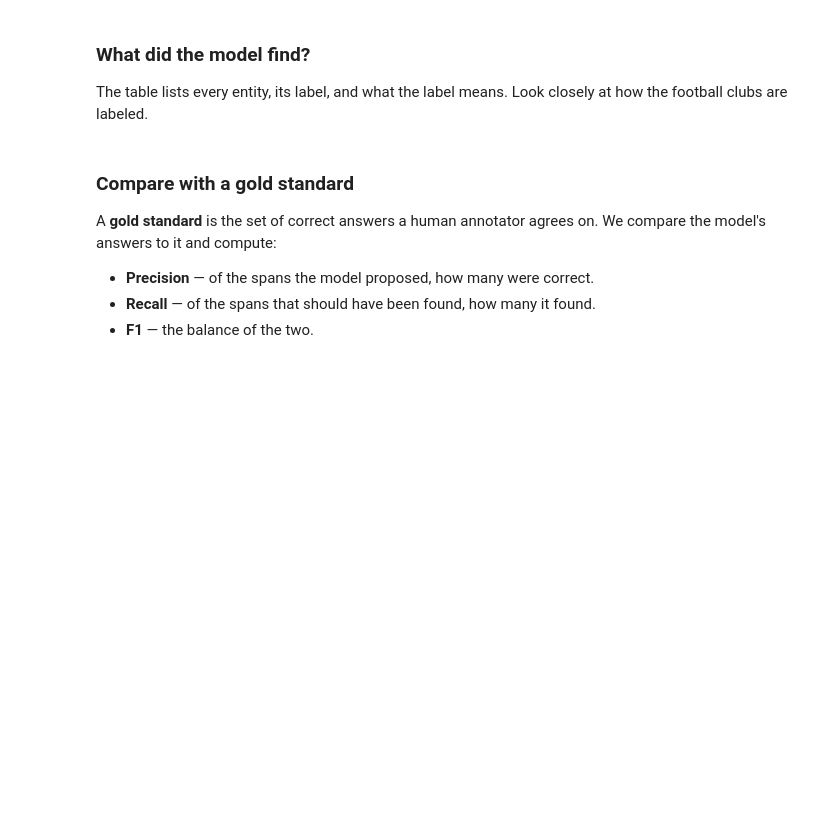
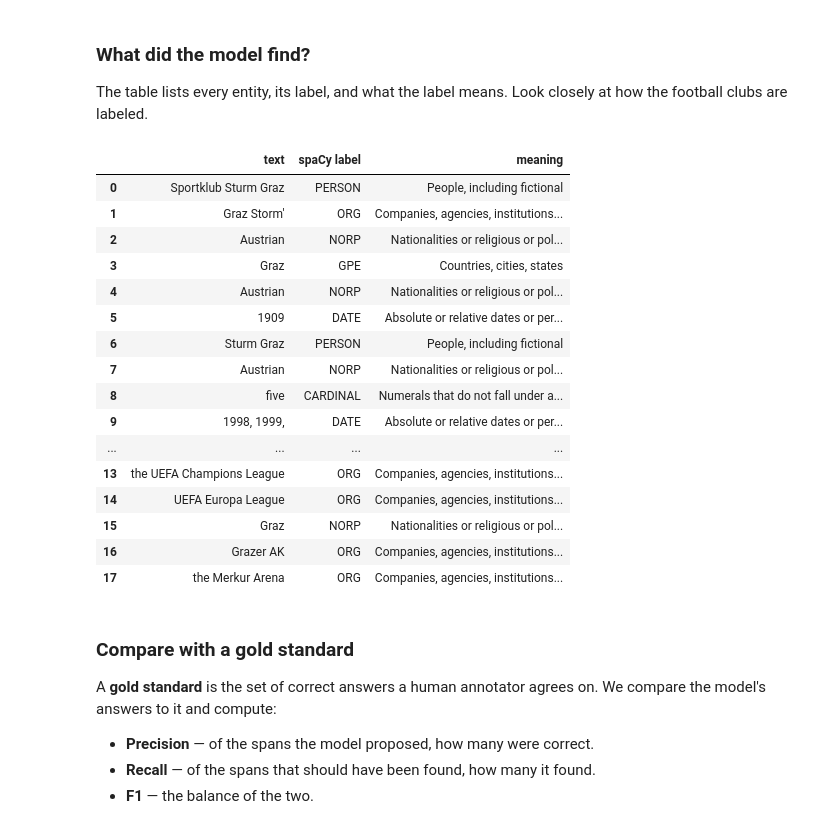
Before and after one commit to SvenjaGuhr/SoSe2027_Introduction_to_Computational_Methods_for_Digital_Humanists, a Jupyter notebook: ner_object_detection.ipynb, the cells around one changed output. Drawn from its saved outputs; the diff is of its cells as text; code cells hidden in the pictures; blank space fills up the shorter version.

```diff
--- a/ner_object_detection.ipynb
+++ b/ner_object_detection.ipynb
@@ -141,8 +194,34 @@ The table lists every entity, its label, and what the label means. Look closely
 # %%
 import pandas as pd
 
+'''
+KEEP = ["PERSON", "ORG"]
+
+rows = [(ent.text, ent.label_, spacy.explain(ent.label_))
+        for ent in doc.ents if ent.label_ in KEEP]
+pd.DataFrame(rows, columns=["text", "spaCy label", "meaning"])
+'''
+
 rows = [(ent.text, ent.label_, spacy.explain(ent.label_)) for ent in doc.ents]
 pd.DataFrame(rows, columns=["text", "spaCy label", "meaning"])
+# %% [output]
+|  | text | spaCy label | meaning |
+| 0 | Sportklub Sturm Graz | PERSON | People, including fictional |
+| 1 | Graz Storm' | ORG | Companies, agencies, institutions... |
+| 2 | Austrian | NORP | Nationalities or religious or pol... |
+| 3 | Graz | GPE | Countries, cities, states |
+| 4 | Austrian | NORP | Nationalities or religious or pol... |
+| 5 | 1909 | DATE | Absolute or relative dates or per... |
+| 6 | Sturm Graz | PERSON | People, including fictional |
+| 7 | Austrian | NORP | Nationalities or religious or pol... |
+| 8 | five | CARDINAL | Numerals that do not fall under a... |
+| 9 | 1998, 1999, | DATE | Absolute or relative dates or per... |
+| ... | ... | ... | ... |
+| 13 | the UEFA Champions League | ORG | Companies, agencies, institutions... |
+| 14 | UEFA Europa League | ORG | Companies, agencies, institutions... |
+| 15 | Graz | NORP | Nationalities or religious or pol... |
+| 16 | Grazer AK | ORG | Companies, agencies, institutions... |
+| 17 | the Merkur Arena | ORG | Companies, agencies, institutions... |
 # %% [markdown]
 ### Compare with a gold standard
 
```
Also changed, not shown: parts of 15 cells of this notebook.
